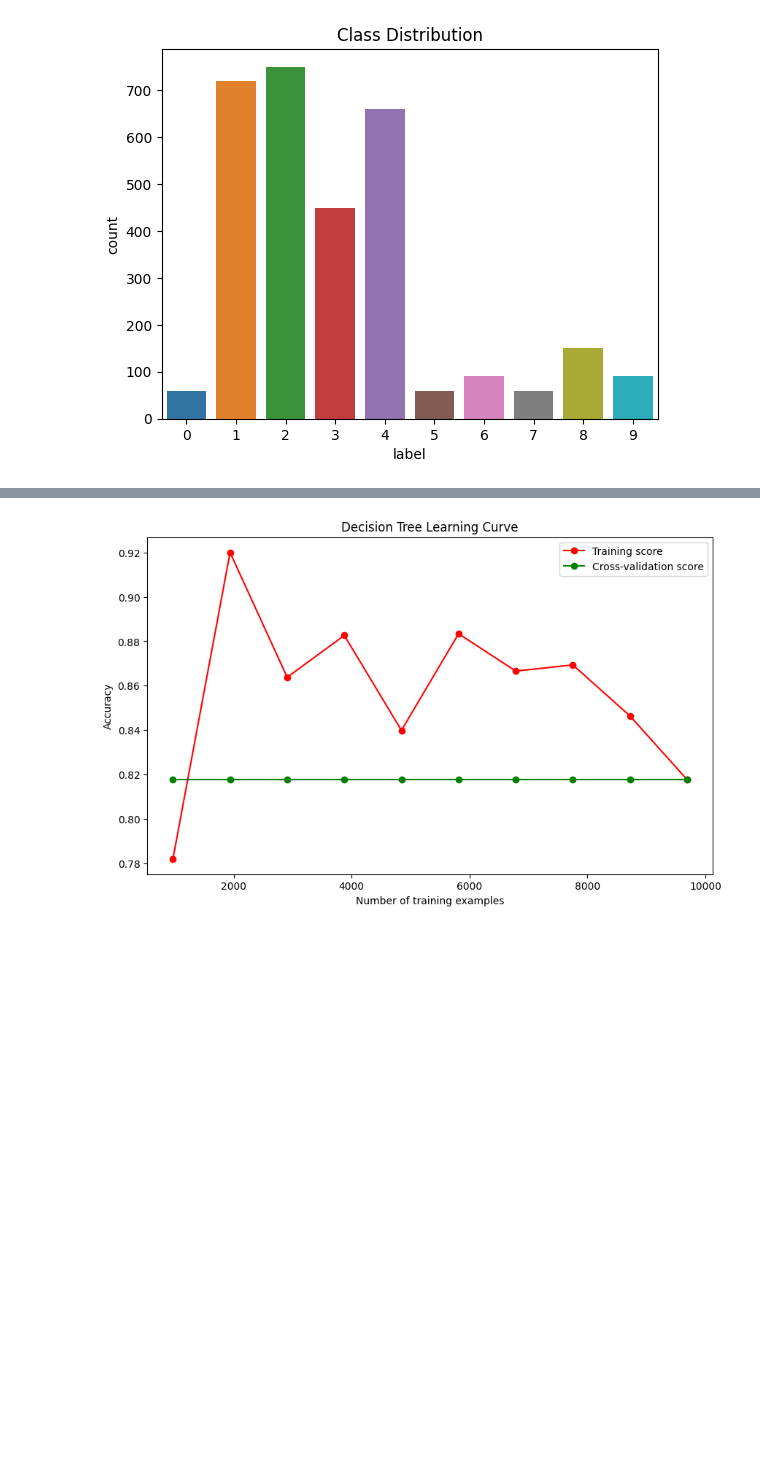
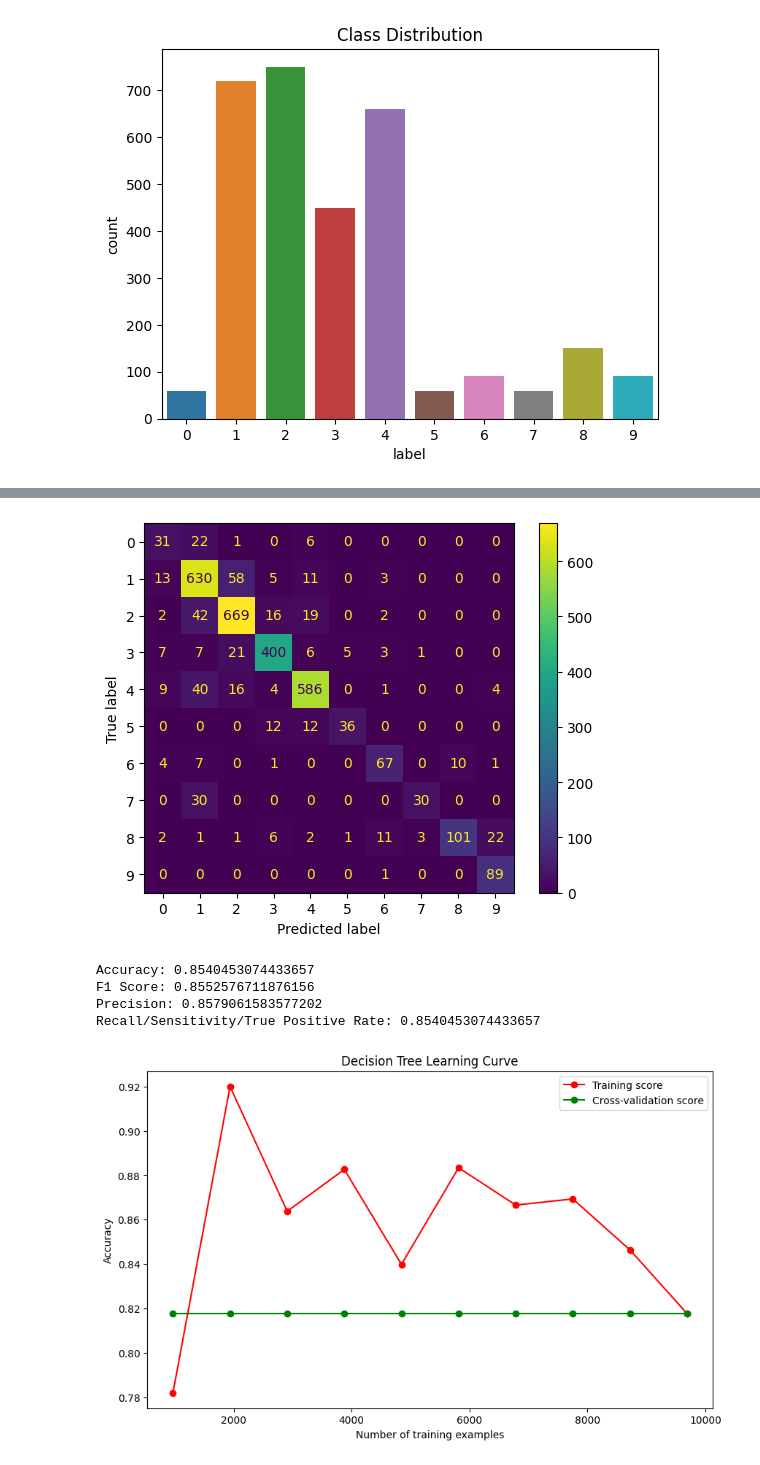
Before and after one commit to Suhail270/DMML_Part4, a Jupyter notebook: part_4_v2.ipynb, the cells around one changed output, grey strips where cells are left out. Drawn from its saved outputs; the diff is of its cells as text; code cells hidden in the pictures; blank space fills up the shorter version.

```diff
--- a/part_4_v2.ipynb
+++ b/part_4_v2.ipynb
@@ -397,2 +452,10 @@ plt.show()
+# %%
+get_metrics_simple(svm, x_test, y_test)
+# %% [output]
+[figure, added]
+Accuracy: 0.8540453074433657
+F1 Score: 0.8552576711876156
+Precision: 0.8579061583577202
+Recall/Sensitivity/True Positive Rate: 0.8540453074433657
 # %%
 from sklearn.calibration import CalibratedClassifierCV
```
Also changed, not shown: parts of 23 cells of this notebook.
